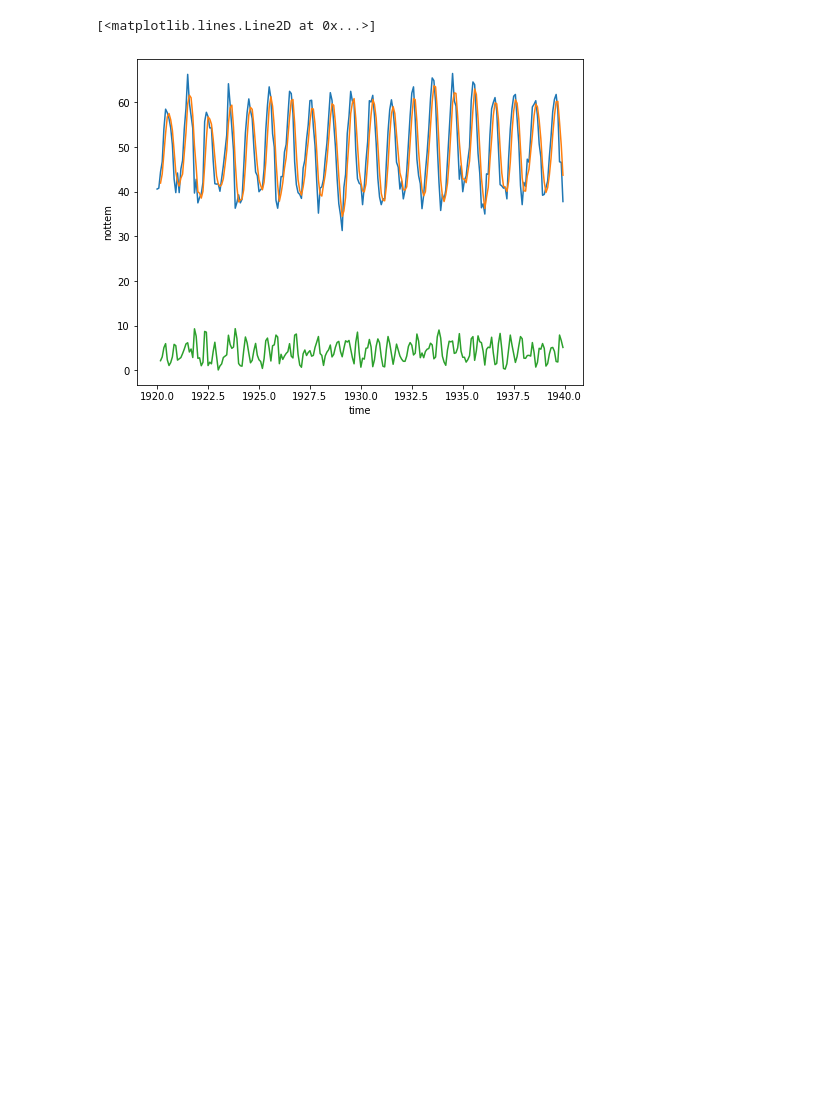
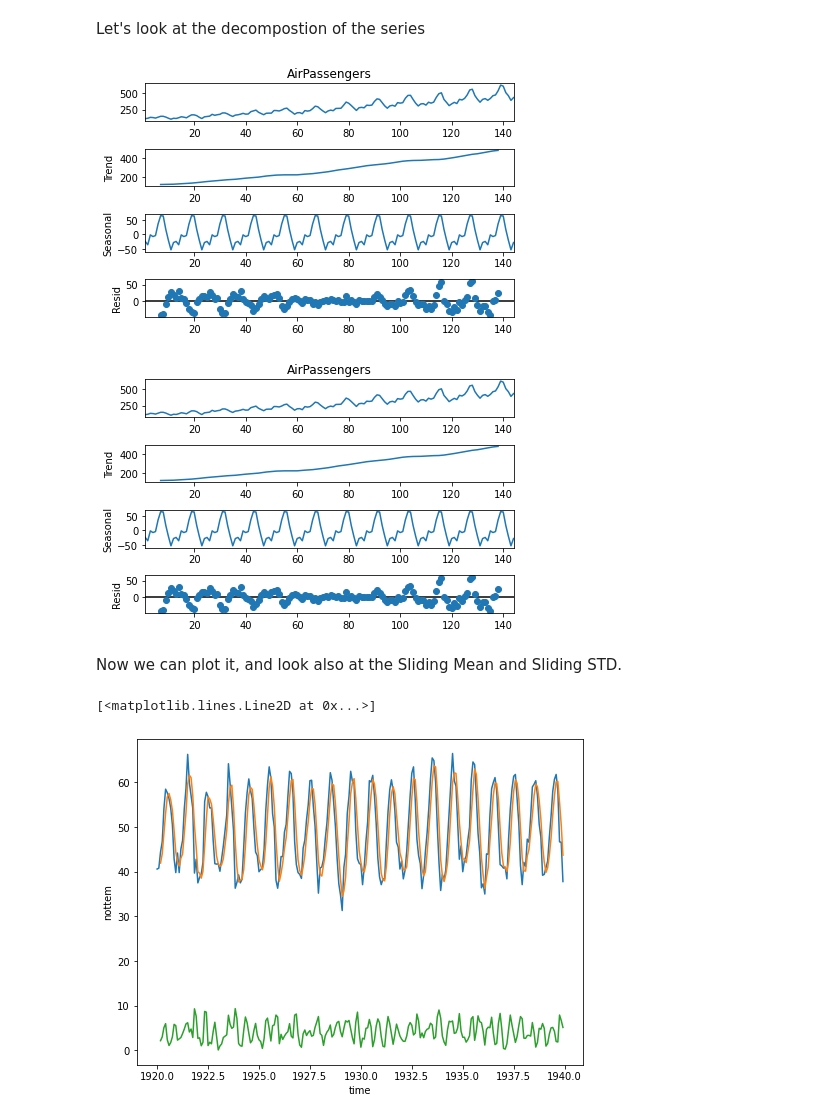
Before and after one commit to UBICO/more-iot, a Jupyter notebook: live-examples/time-series.ipynb, the cells around one changed output. Drawn from its saved outputs; the diff is of its cells as text; code cells hidden in the pictures; blank space fills up the shorter version.

```diff
--- a/live-examples/time-series.ipynb
+++ b/live-examples/time-series.ipynb
@@ -23,3 +27,13 @@ df[:5]
+# %% [markdown]
+Let's look at the decompostion of the series
+# %%
+result = seasonal_decompose(df['AirPassengers'], model='additive', period=12)
+result.plot()
+# %% [output]
+[figure, added]
+[figure, added]
+# %% [markdown]
+Now we can plot it, and look also at the Sliding Mean and Sliding STD.
 # %%
 plt.figure(figsize=(8,6))
 sns.lineplot(data=df,x='time',y=NAME)
```
Also changed, not shown: parts of 12 cells of this notebook, 1 other file.
